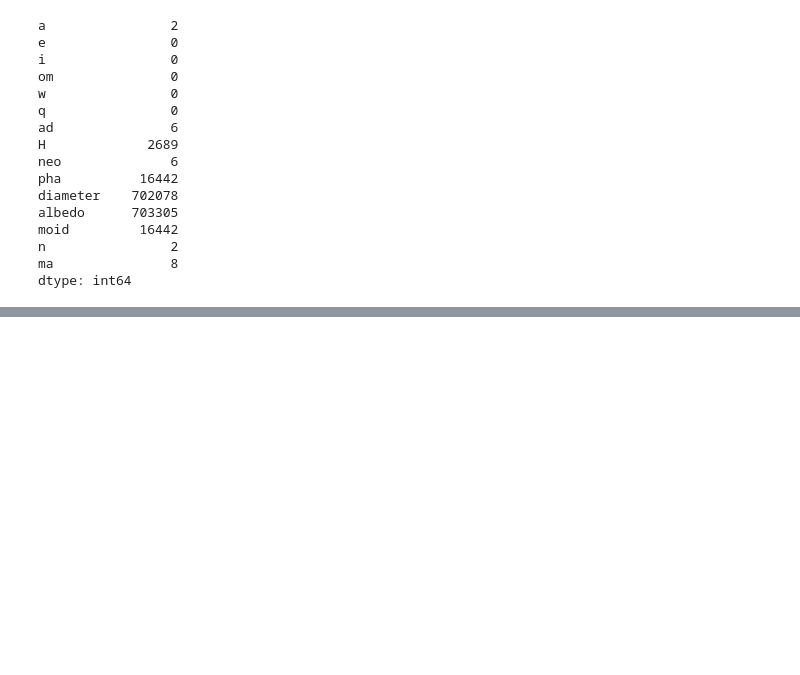
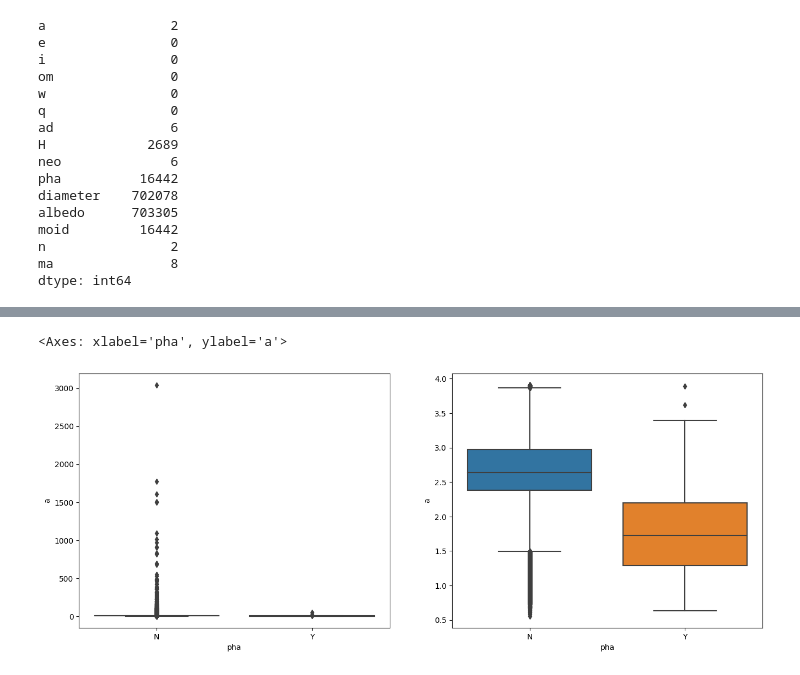
Before and after one commit to AndrijaLazic/AsteroidDetectionModel, a Jupyter notebook: Project.ipynb, the cells around one changed output, grey strips where cells are left out. Drawn from its saved outputs; the diff is of its cells as text; code cells hidden in the pictures; blank space fills up the shorter version.

```diff
--- a/Project.ipynb
+++ b/Project.ipynb
@@ -225,0 +309,29 @@ dataframe.info()
+# %%
+#The semi-major axis (a) is the radius of the longest diameter.
+
+fig, axes = plt.subplots(figsize=(16, 6),ncols=2)
+
+dataframe2=dataframe.copy()
+sns.boxplot(data=dataframe2,x=dataframe2['pha'],y=dataframe2['a'],ax=axes[0])
+
+
+
+x = np.quantile(dataframe2.loc[(dataframe2["pha"]=="N")]["a"], [0,0.25,0.5,0.75,1])
+maxY=x[3]+1.5*(x[3]-x[1])
+
+minY=x[1]-1.5*(x[3]-x[1])
+
+#The Astronomical Unit (AU) represents the distance from the Earth to the Sun.
+# This suggests that values greater than 3.91 are outliers, but we cannot confirm this without the assistance of an expert.
+# The total number of outliers is 15127, which we will delete for now, although this decision is not final
+
+dataframe2=dataframe2[dataframe2["a"]<3.91]
+
+sns.boxplot(data=dataframe2,x=dataframe2['pha'],y=dataframe2['a'],ax=axes[1])
+
+#After removing the outliers from the graphs, we observe that 'a' is a potential candidate for one of the predictors.
+
+#After further testing, we determine that 'a' is not the best predictor, so we decide not to delete the given outliers.
+# %% [output]
+<Axes: xlabel='pha', ylabel='a'>
+[figure, added]
```
Also changed, not shown: parts of 7 cells of this notebook, 1 other file.
